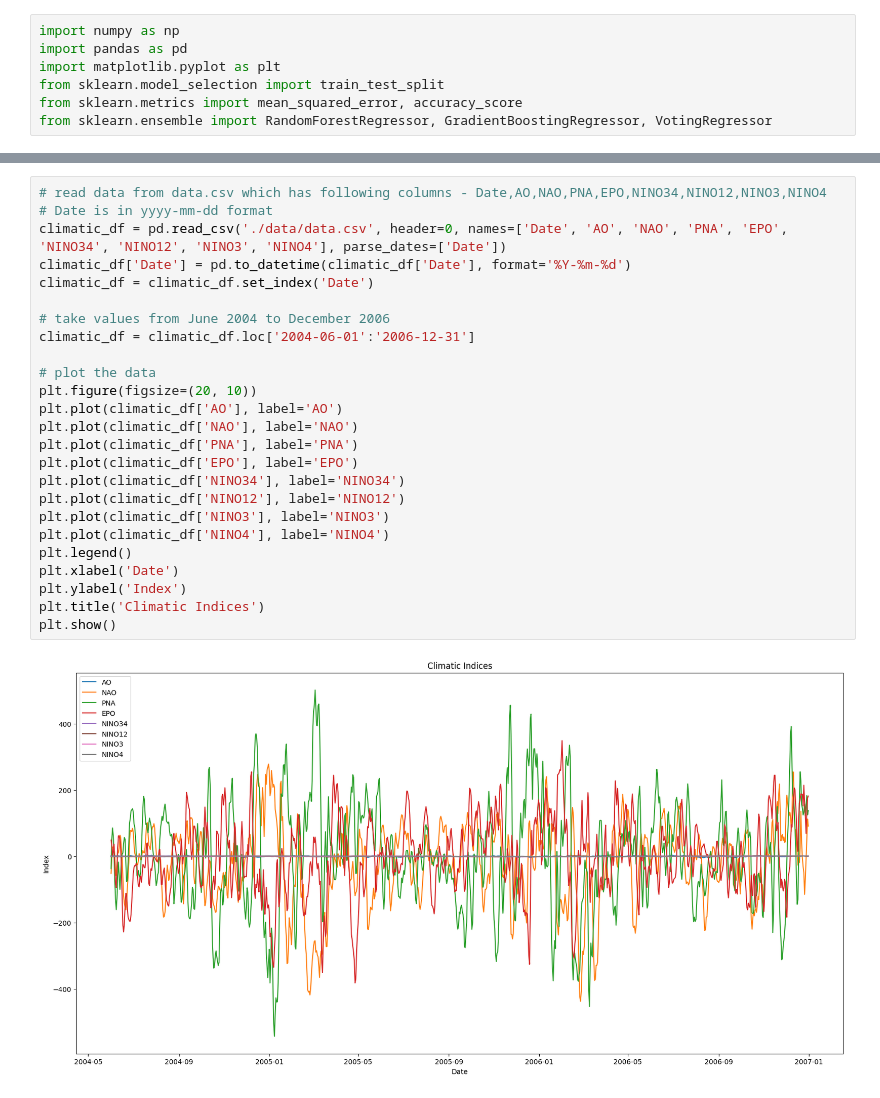
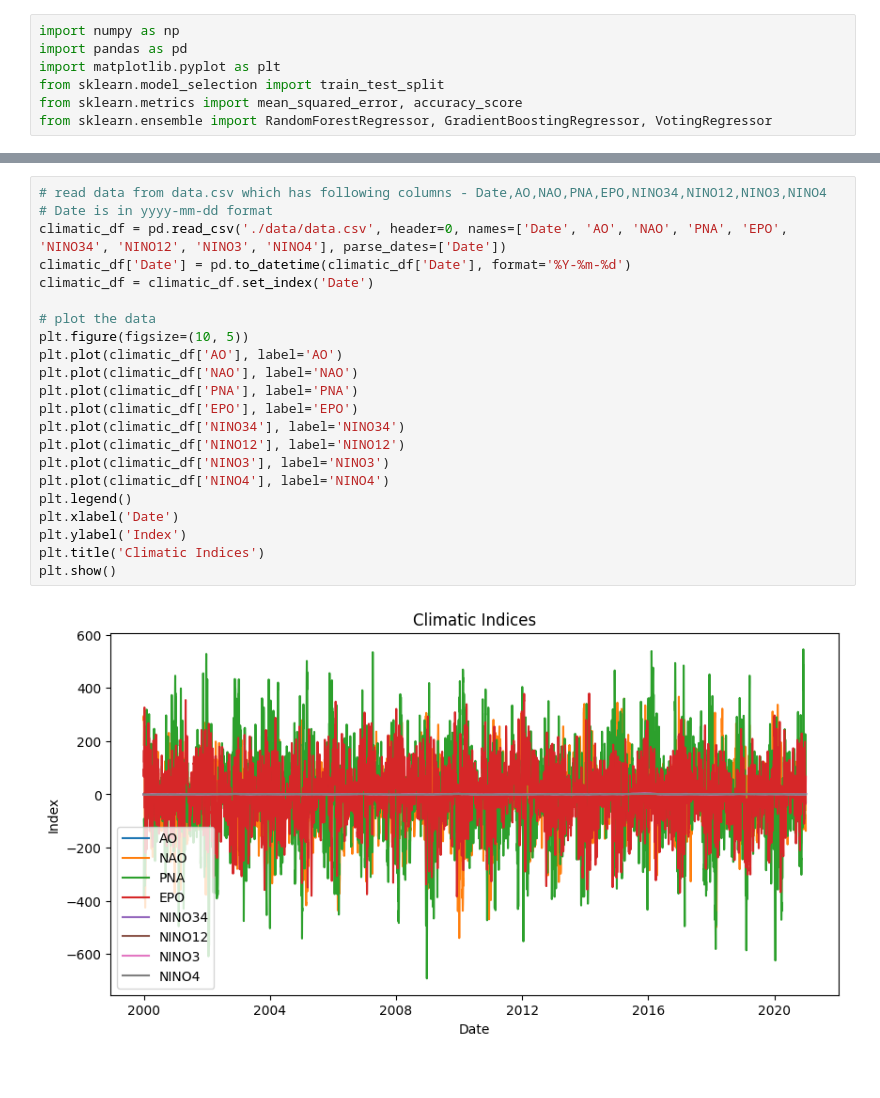
Before and after one commit to KKcuber/BTP-2, a Jupyter notebook: inflow_prediction.ipynb, the cells around one changed output, grey strips where cells are left out. Drawn from its saved outputs; the diff is of its cells as text.

```diff
--- a/inflow_prediction.ipynb
+++ b/inflow_prediction.ipynb
@@ -88,30 +68,27 @@ plt.show()
 # %%
 # read data from data.csv which has following columns - Date,AO,NAO,PNA,EPO,NINO34,NINO12,NINO3,NINO4
 # Date is in yyyy-mm-dd format
 climatic_df = pd.read_csv('./data/data.csv', header=0, names=['Date', 'AO', 'NAO', 'PNA', 'EPO', 'NINO34', 'NINO12', 'NINO3', 'NINO4'], parse_dates=['Date'])
 climatic_df['Date'] = pd.to_datetime(climatic_df['Date'], format='%Y-%m-%d')
 climatic_df = climatic_df.set_index('Date')
 
-# take values from June 2004 to December 2006
-climatic_df = climatic_df.loc['2004-06-01':'2006-12-31']
-
 # plot the data
-plt.figure(figsize=(20, 10))
+plt.figure(figsize=(10, 5))
 plt.plot(climatic_df['AO'], label='AO')
 plt.plot(climatic_df['NAO'], label='NAO')
 plt.plot(climatic_df['PNA'], label='PNA')
 plt.plot(climatic_df['EPO'], label='EPO')
 plt.plot(climatic_df['NINO34'], label='NINO34')
 plt.plot(climatic_df['NINO12'], label='NINO12')
 plt.plot(climatic_df['NINO3'], label='NINO3')
 plt.plot(climatic_df['NINO4'], label='NINO4')
 plt.legend()
 plt.xlabel('Date')
 plt.ylabel('Index')
 plt.title('Climatic Indices')
 plt.show()
 # %% [output]
-[figure, old version]
+[figure, new version]
 # %%
 # Read data from csv file, data has 2 columns: Date and Mean Temperature
 # Date is in yyyy-mm-dd format
```
Also changed, not shown: parts of 13 cells of this notebook, 4 other files.
